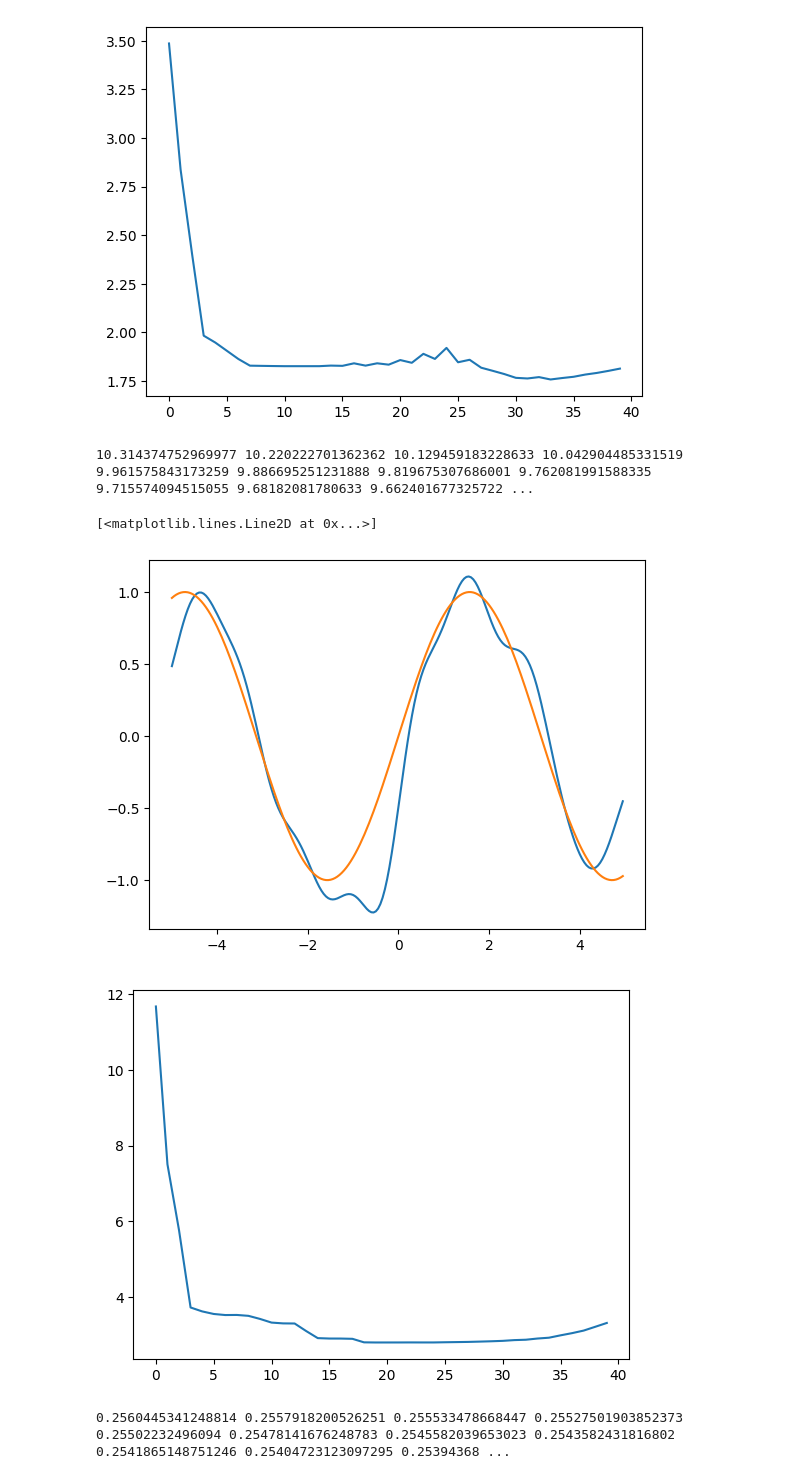
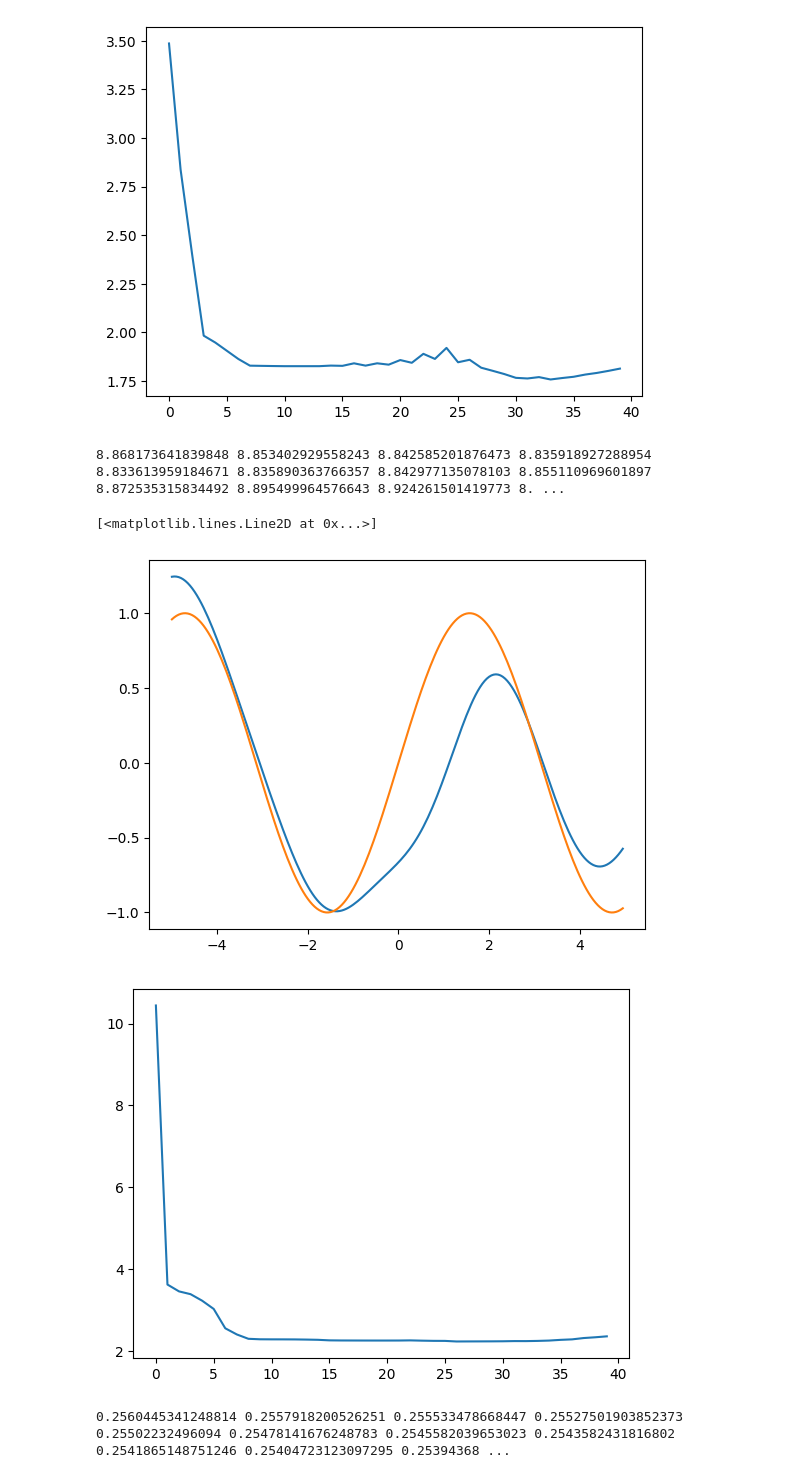
Before and after one commit to BaevDaniil/GSLS-SVM, a Jupyter notebook: GSLS-SVM.ipynb, the cells around one changed output. Saved outputs shown, nothing was run; the diff lists cells and outputs as text; code cells hidden in the pictures.

```diff
--- a/GSLS-SVM.ipynb
+++ b/GSLS-SVM.ipynb
@@ -199,19 +210,19 @@ plt.plot(obj)
 [figure]
 [figure]
 # %%
-svm = GSLS_Regression(lambda x, y: np.exp(-((x - y) ** 2 / 2 / 0.25)), 30, 40)
+svm = GSLS_Regression(lambda x, y: np.exp(-((x - y) ** 2 / 2)), 30, 40)
 obj = svm.fit(x, y)
 y_result = np.array([svm.calc(x) for x in x])
 plt.plot(x, y_result)
 plt.plot(x, y)
 
 plt.figure()
 plt.plot(obj)
 # %% [output]
-10.314374752969977 10.220222701362362 10.129459183228633 10.042904485331519 9.961575843173259 9.886695251231888 9.819675307686001 9.762081991588335 9.715574094515055 9.68182081780633 9.662401677325722 ...
+8.868173641839848 8.853402929558243 8.842585201876473 8.835918927288954 8.833613959184671 8.835890363766357 8.842977135078103 8.855110969601897 8.872535315834492 8.895499964576643 8.924261501419773 8. ...
 [<matplotlib.lines.Line2D at 0x...>]
-[figure, old version]
+[figure, new version]
-[figure, old version]
+[figure, new version]
 # %%
 svm = GSLS_Regression(lambda x, y: np.exp(-((x - y) ** 2 / 2 / 0.25)), 0.5, 40)
 obj = svm.fit(x, y)
```
Also changed, not shown: parts of 9 cells of this notebook, 1 other file.
